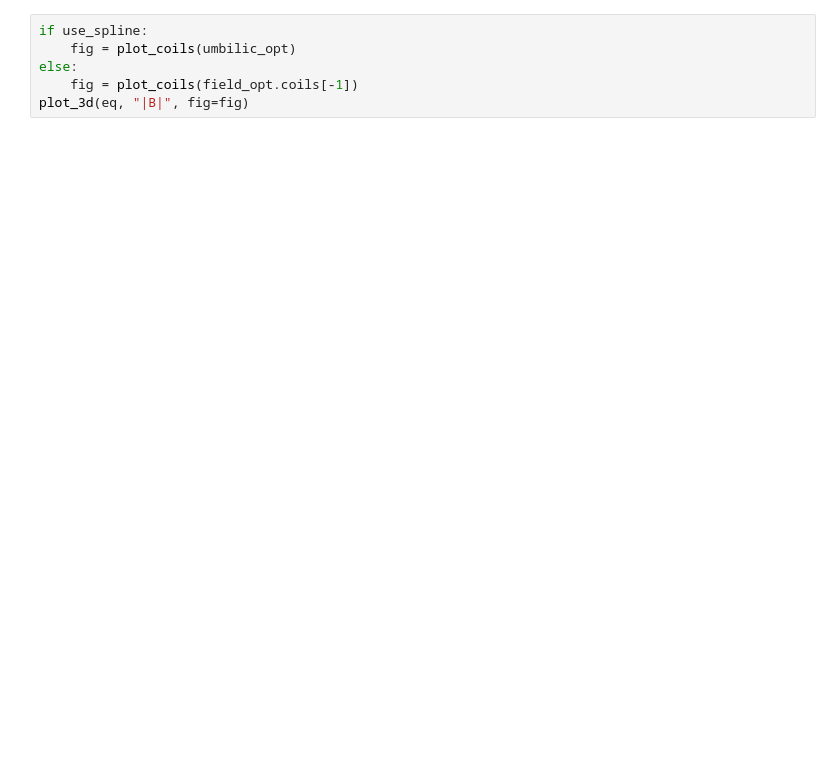
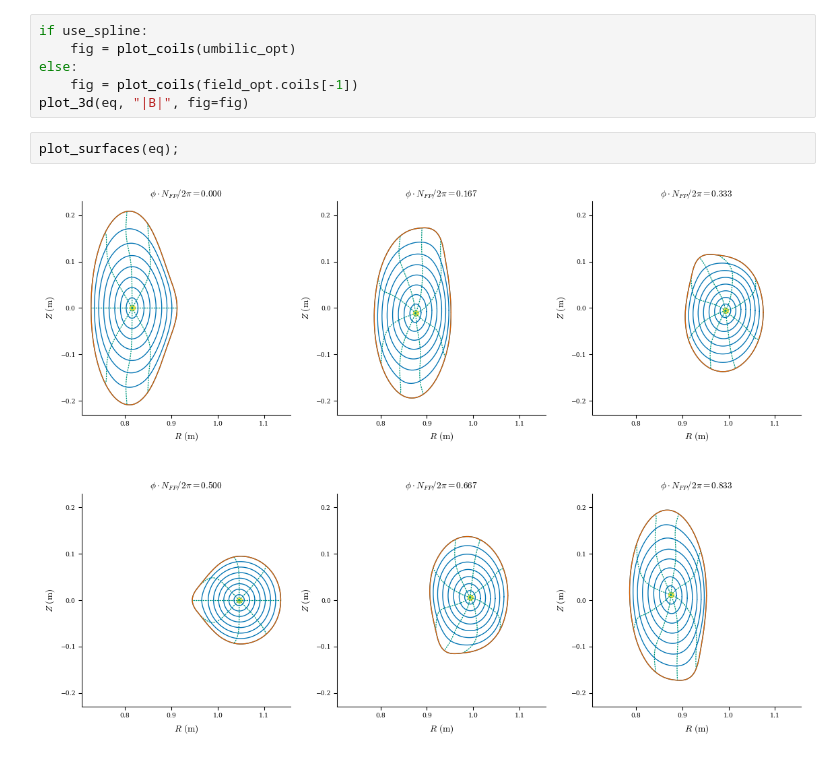
Before and after one commit to YigitElma/DEBUG-DESC, a Jupyter notebook: HBT-EP/hbt-ep-single-stage.ipynb, the cells around one changed output. Drawn from its saved outputs; the diff is of its cells as text; blank space fills up the shorter version.

```diff
--- a/HBT-EP/hbt-ep-single-stage.ipynb
+++ b/HBT-EP/hbt-ep-single-stage.ipynb
@@ -298,3 +299,7 @@ if use_spline:
 else:
     fig = plot_coils(field_opt.coils[-1])
 plot_3d(eq, "|B|", fig=fig)
+# %%
+plot_surfaces(eq);
+# %% [output]
+[figure, added]
```
Also changed, not shown: parts of 2 cells of this notebook, 1 other file.
